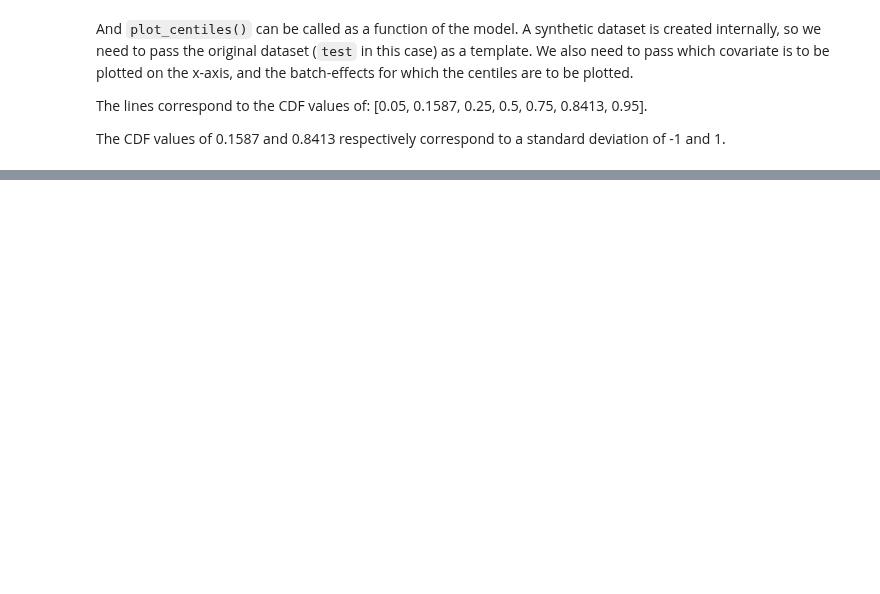
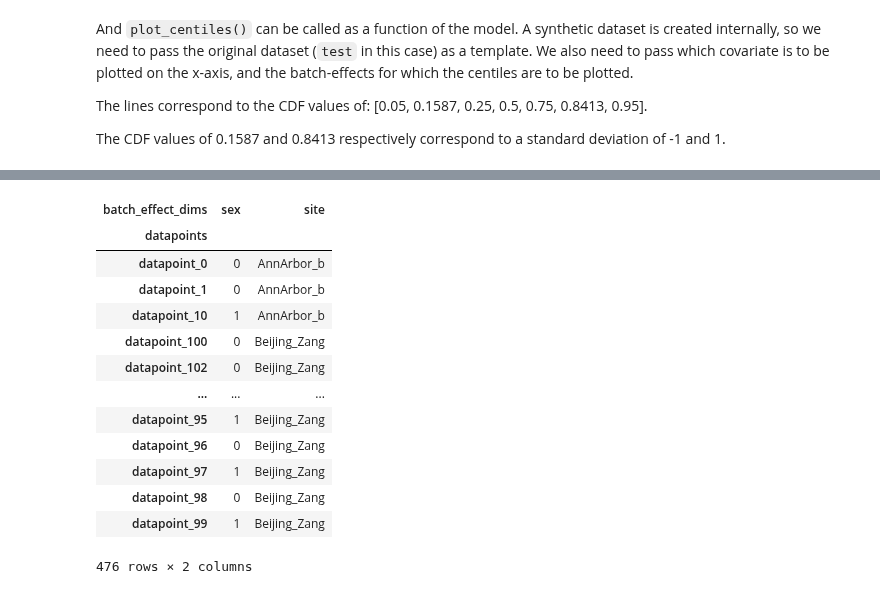
Before and after one commit to amarquand/PCNtoolkit, a Jupyter notebook: example_notebooks/blr_example.ipynb, the cells around one changed output, grey strips where cells are left out. Cells and saved outputs as stored; diff of their text form; code cells hidden in the pictures; blank space fills up the shorter version.

```diff
--- a/example_notebooks/blr_example.ipynb
+++ b/example_notebooks/blr_example.ipynb
@@ -239,0 +305,19 @@ Computing centiles for WM-hypointensities
+# %%
+train.batch_effects.to_dataframe().reset_index(drop=False).pivot(
+    index="datapoints", columns="batch_effect_dims", values="batch_effects"
+)
+# %% [output]
+| batch_effect_dims | sex | site |
+| datapoints |  |  |
+| datapoint_0 | 0 | AnnArbor_b |
+| datapoint_1 | 0 | AnnArbor_b |
+| datapoint_10 | 1 | AnnArbor_b |
+| datapoint_100 | 0 | Beijing_Zang |
+| datapoint_102 | 0 | Beijing_Zang |
+| ... | ... | ... |
+| datapoint_95 | 1 | Beijing_Zang |
+| datapoint_96 | 0 | Beijing_Zang |
+| datapoint_97 | 1 | Beijing_Zang |
+| datapoint_98 | 0 | Beijing_Zang |
+| datapoint_99 | 1 | Beijing_Zang |
+476 rows × 2 columns
```
Also changed, not shown: parts of 13 cells of this notebook, 1 other file.
